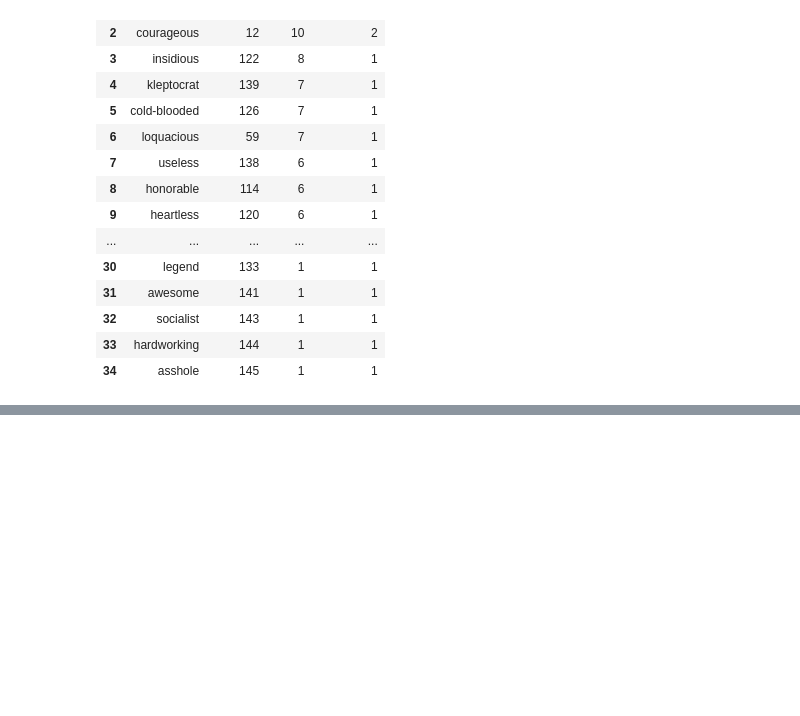
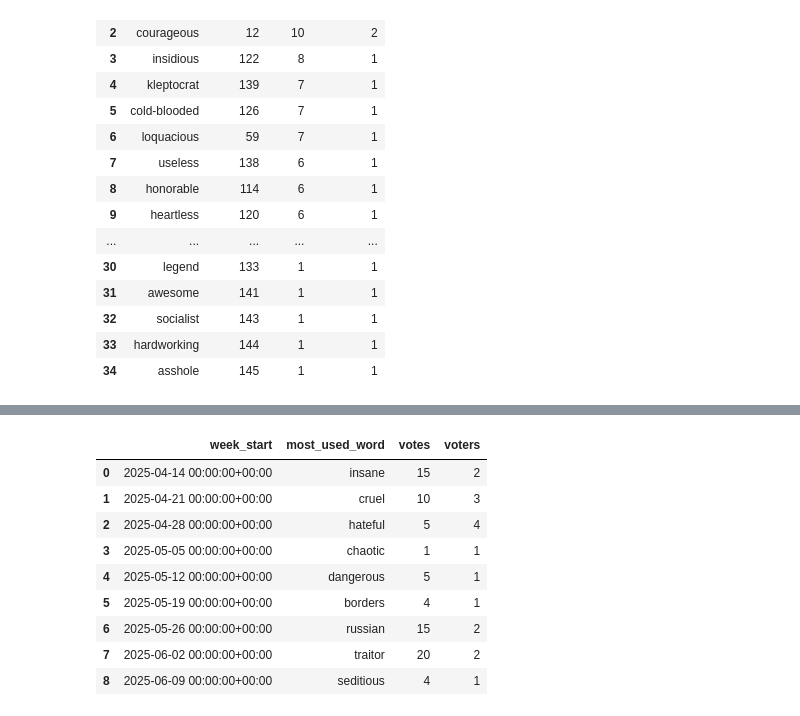
Before and after one commit to brayvid/soap-research, a Jupyter notebook: soap_sql_queries.ipynb, the cells around one changed output, grey strips where cells are left out. Saved outputs shown, nothing was run; the diff lists cells and outputs as text; code cells hidden in the pictures; blank space fills up the shorter version.

```diff
--- a/soap_sql_queries.ipynb
+++ b/soap_sql_queries.ipynb
@@ -362,3 +360,77 @@ else:
 | 44 | fraudulent | 118 | 4 | 1 | 2 |
 | 45 | compassionate | 80 | 3 | 1 | 2 |
 | 46 | sloppy | 62 | 2 | 1 | 2 |
+# %%
+if engine:
+    target_politician_id = 1
+    # !!! IMPORTANT: Replace 'V.created_at' below with the ACTUAL timestamp column name in your 'votes' table !!!
+    actual_timestamp_column = 'V.created_at' # For example, if your column is named 'created_at'
+
+    sql_query = f"""
+    WITH WeeklyWordCounts AS (
+        SELECT
+            DATE_TRUNC('week', {actual_timestamp_column}) AS week_start,
+            W.word_id,
+            W.word,
+            COUNT(V.vote_id) AS word_submissions_in_week,
+            COUNT(DISTINCT V.user_id) AS unique_voters_in_week -- Added this line
+        FROM
+            votes V
+        INNER JOIN
+            words W ON V.word_id = W.word_id
+        WHERE
+            V.politician_id = %(pol_id)s
+        GROUP BY
+            DATE_TRUNC('week', {actual_timestamp_column}),
+            W.word_id,
+            W.word
+    ),
+    RankedWeeklyWords AS (
+        SELECT
+            week_start,
+            word_id,
+            word,
+            word_submissions_in_week,
+            unique_voters_in_week, -- Carry this through
+            ROW_NUMBER() OVER (PARTITION BY week_start
+                               ORDER BY word_submissions_in_week DESC, word ASC) as rn
+        FROM
+            WeeklyWordCounts
+    )
+    SELECT
+        week_start,
+        word AS most_used_word,
+        word_submissions_in_week AS votes,
+        unique_voters_in_week AS voters -- Select it in the final output
+    FROM
+        RankedWeeklyWords
+    WHERE
+        rn = 1
+    ORDER BY
+        week_start ASC;
+    """
+    try:
+        print(f"--- Query: Most used word per week for Politician ID = {target_politician_id} ---")
+        # print(sql_query) # For debugging
+        # print(f"[parameters: {{'pol_id': {target_politician_id}}}]")
+
+        df_query = pd.read_sql_query(
+            sql_query,
+            engine,
+            params={'pol_id': target_politician_id}
+        )
+        if not df_query.empty:
+            display(df_query)
+        else:
+            print(f"No weekly word usage data found for Politician ID {target_politician_id}.")
+    except Exception as e:
+        print(f"AN ERROR OCCURRED:\n{e}")
+        if hasattr(e, 'orig') and e.orig:
+            print(f"\nOriginal driver error details:\n{e.orig}")
+            if hasattr(e.orig, 'pgerror'):
+                print(f"PostgreSQL Error Message: {e.orig.pgerror}")
+            if hasattr(e.orig, 'diag') and hasattr(e.orig.diag, 'message_detail'):
+                 print(f"PostgreSQL Error Detail: {e.orig.diag.message_detail}")
+else:
+    print("Database engine not available. Please run the connection cell first.")
+# %% [output]
@@ -364,0 +438,10 @@ else:
+|  | week_start | most_used_word | votes | voters |
+| 0 | 2025-04-14 00:00:00+00:00 | insane | 15 | 2 |
+| 1 | 2025-04-21 00:00:00+00:00 | cruel | 10 | 3 |
+| 2 | 2025-04-28 00:00:00+00:00 | hateful | 5 | 4 |
+| 3 | 2025-05-05 00:00:00+00:00 | chaotic | 1 | 1 |
+| 4 | 2025-05-12 00:00:00+00:00 | dangerous | 5 | 1 |
+| 5 | 2025-05-19 00:00:00+00:00 | borders | 4 | 1 |
+| 6 | 2025-05-26 00:00:00+00:00 | russian | 15 | 2 |
+| 7 | 2025-06-02 00:00:00+00:00 | traitor | 20 | 2 |
+| 8 | 2025-06-09 00:00:00+00:00 | seditious | 4 | 1 |
```
Also changed, not shown: parts of 4 cells of this notebook.
